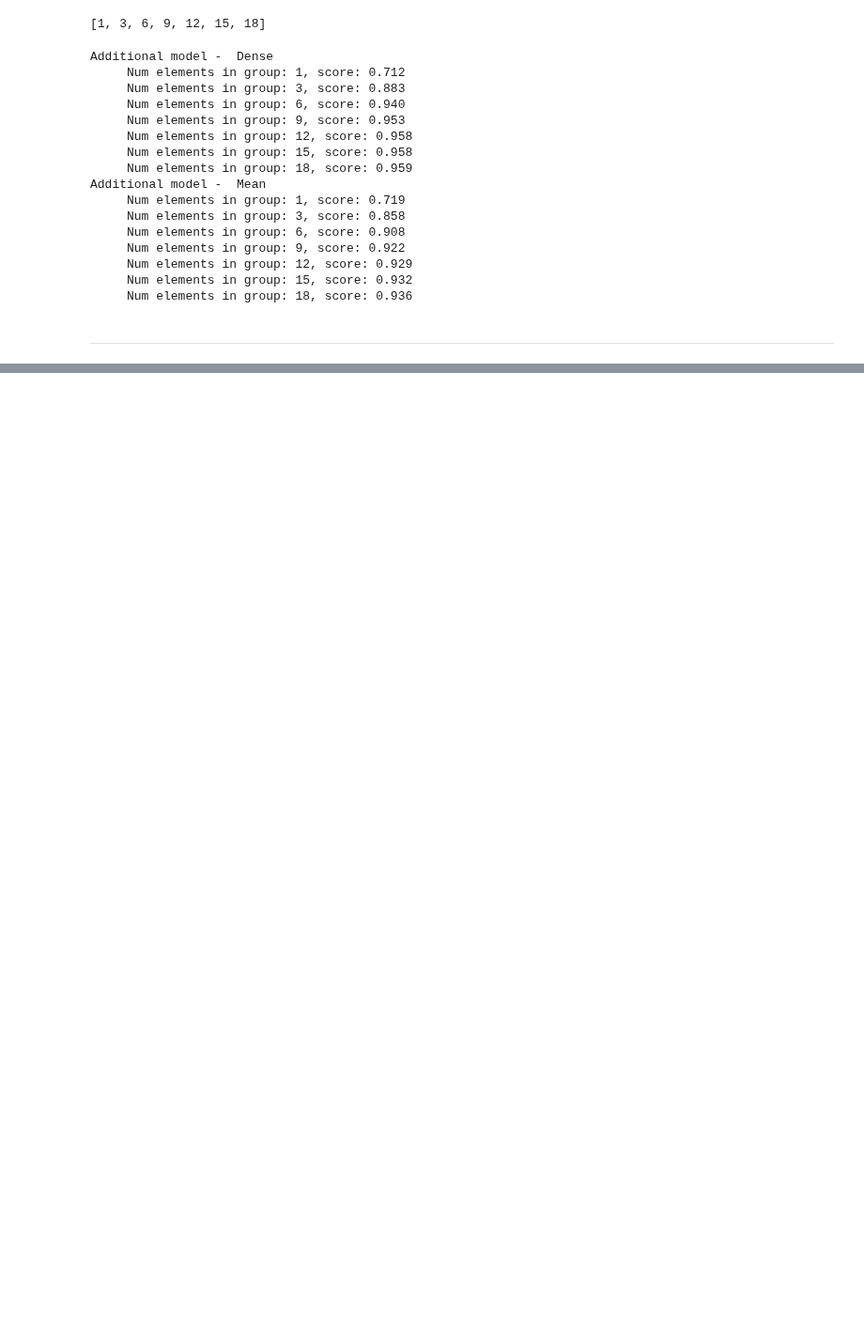
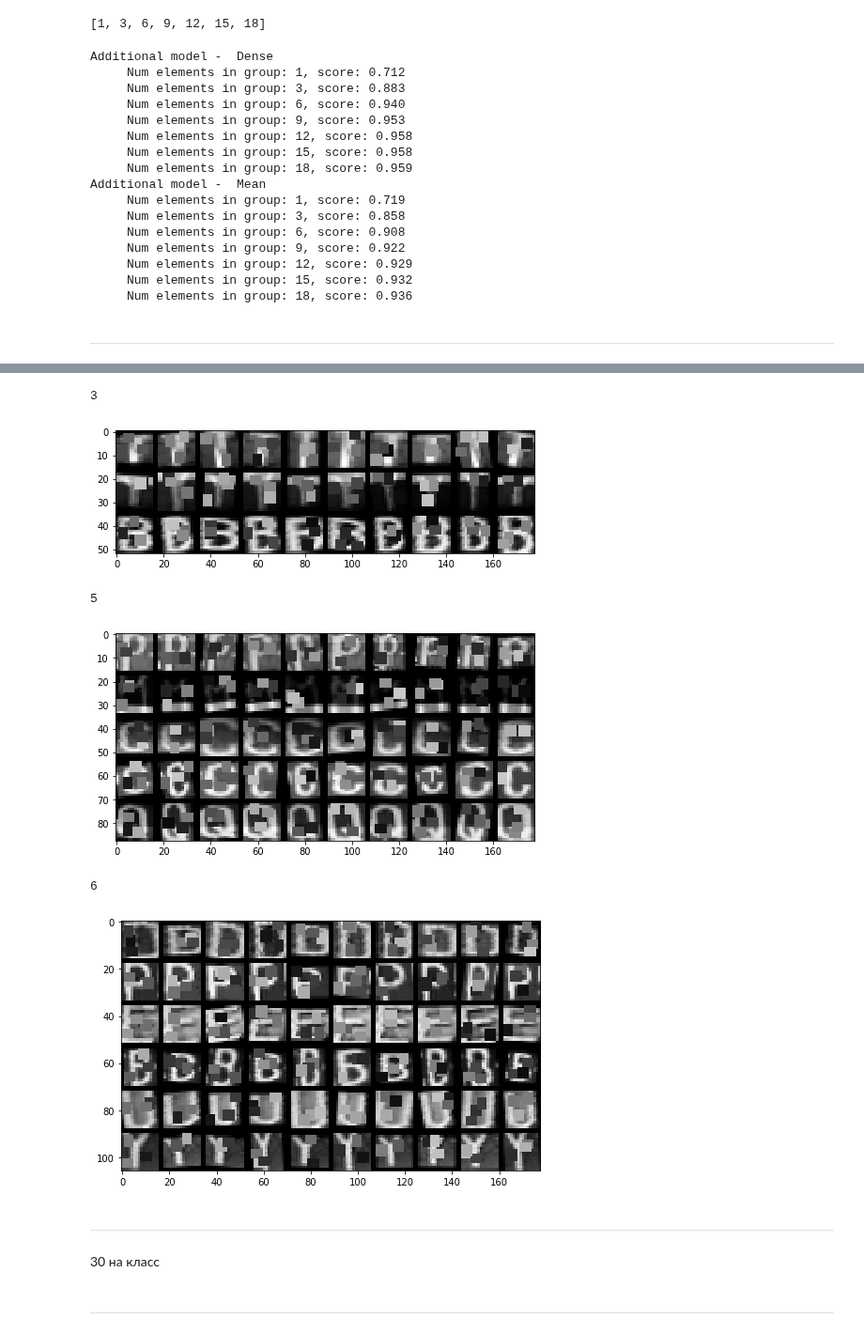
Before and after one commit to Intelligent-Systems-Phystech/StartCode, a Jupyter notebook: Shabanov2018ProblemLetterRecognition/Letter_recogn.ipynb, the cells around one changed output, grey strips where cells are left out. Shown at 94% size. Cells and saved outputs as stored; diff of their text form; code cells hidden in the pictures; blank space fills up the shorter version.

```diff
--- a/Shabanov2018ProblemLetterRecognition/Letter_recogn.ipynb
+++ b/Shabanov2018ProblemLetterRecognition/Letter_recogn.ipynb
@@ -1559,0 +732,3 @@ Test acc: 0.892929292929
+# %%
+for i in np.unique(np.argmax(y_true, axis=1)):
+    print ("Class ", i, (np.argmax(y_true, axis=1) == i).sum())
@@ -1559,0 +767,47 @@ Test acc: 0.892929292929
+# %%
+num_in_group = 10
+gen_train = batch_gen(X_te,Y_te, 50, num_in_group, num_in_group)
+where_wrong_index = []
+
+xx, yy,__ = next(gen_train)
+num_showed = 0
+num_showed_max = 10
+
+while xx.any() != False:
+    where_wrong_index = []
+    for i in range(xx.shape[0]):
+        Y_true = np.argmax(yy[i])
+        Y_pred = np.argmax(model.predict(xx[i]).mean(axis=0))
+        if Y_true != Y_pred:
+            where_wrong_index.append(i)
+#         print("\tPreds", Y_true, Y_pred)
+
+    if num_showed > num_showed_max:
+        break
+    print(len(where_wrong_index))
+    if len(where_wrong_index) == 0:
+        continue
+
+    num_example = len(where_wrong_index)
+    num_showed += num_example
+    empty = np.zeros([16,16,1])
+    pics = []
+    for ind in where_wrong_index:
+        imgs = xx[ind]
+        pics += list(imgs) + [empty] * (num_in_group - len(imgs))
+
+    plt.figure(figsize=(8,8))
+    pic = big_figure(pics, len(where_wrong_index), num_in_group)
+    plt.imshow(pic, cmap='gray')
+    plt.show()
+
+    xx, yy,__ = next(gen_train)
+# %% [output]
+3
+[figure, added]
+5
+[figure, added]
+6
+[figure, added]
+# %% [markdown]
+-------
@@ -1559,0 +832,2 @@ Test acc: 0.892929292929
+# %% [markdown]
+30 на класс
@@ -1559,0 +845,2 @@ Test acc: 0.892929292929
+# %% [markdown]
+------
```
Also changed, not shown: parts of 83 cells of this notebook, 2 other files.
